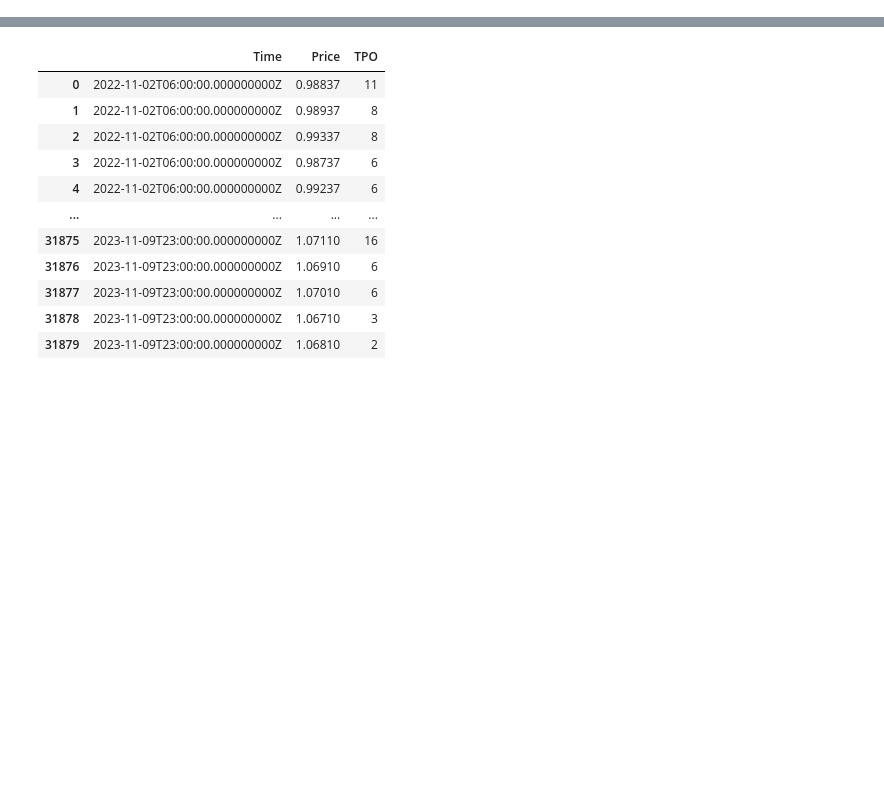
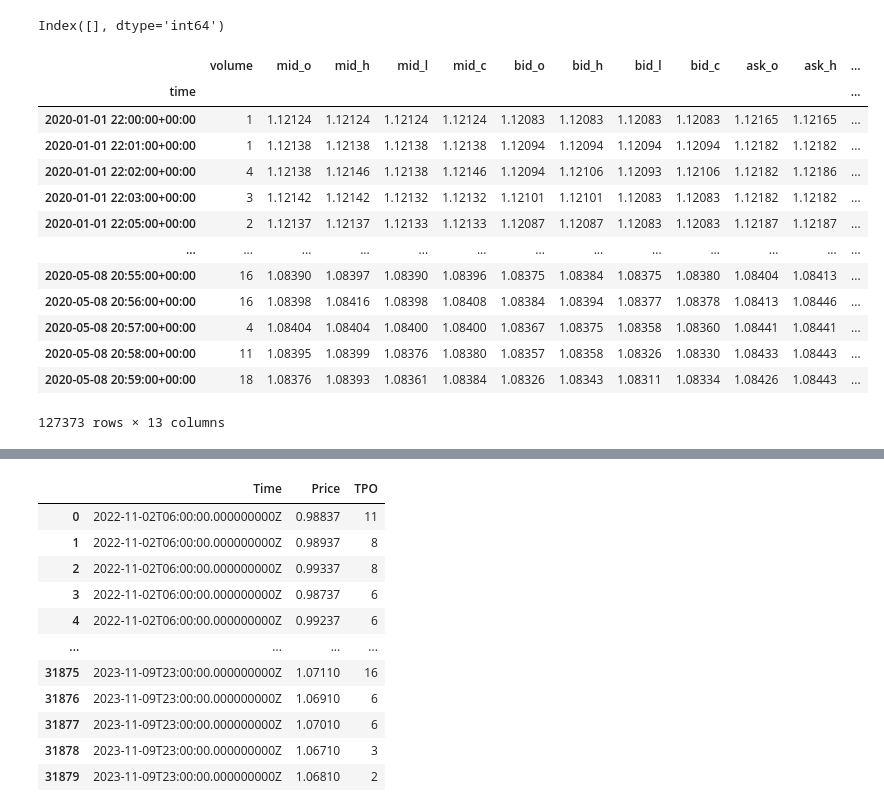
Before and after one commit to rezapaki1376/Finance, a Jupyter notebook: run_test/run-mdels.ipynb, the cells around one changed output, grey strips where cells are left out. Cells and saved outputs as stored; diff of their text form; code cells hidden in the pictures; blank space fills up the shorter version.

```diff
--- a/run_test/run-mdels.ipynb
+++ b/run_test/run-mdels.ipynb
@@ -40,0 +57,5 @@ Response status: 200
+# %%
+nan_indices = df[df['ask_o'].isna()].index
+nan_indices
+# %% [output]
+Index([], dtype='int64')
@@ -40,0 +65,17 @@ Response status: 200
+# %%
+df
+# %% [output]
+|  | volume | mid_o | mid_h | mid_l | mid_c | bid_o | bid_h | bid_l | bid_c | ask_o | ask_h | ... |
+| time |  |  |  |  |  |  |  |  |  |  |  | ... |
+| 2020-01-01 22:00:00+00:00 | 1 | 1.12124 | 1.12124 | 1.12124 | 1.12124 | 1.12083 | 1.12083 | 1.12083 | 1.12083 | 1.12165 | 1.12165 | ... |
+| 2020-01-01 22:01:00+00:00 | 1 | 1.12138 | 1.12138 | 1.12138 | 1.12138 | 1.12094 | 1.12094 | 1.12094 | 1.12094 | 1.12182 | 1.12182 | ... |
+| 2020-01-01 22:02:00+00:00 | 4 | 1.12138 | 1.12146 | 1.12138 | 1.12146 | 1.12094 | 1.12106 | 1.12093 | 1.12106 | 1.12182 | 1.12186 | ... |
+| 2020-01-01 22:03:00+00:00 | 3 | 1.12142 | 1.12142 | 1.12132 | 1.12132 | 1.12101 | 1.12101 | 1.12083 | 1.12083 | 1.12182 | 1.12182 | ... |
+| 2020-01-01 22:05:00+00:00 | 2 | 1.12137 | 1.12137 | 1.12133 | 1.12133 | 1.12087 | 1.12087 | 1.12083 | 1.12083 | 1.12187 | 1.12187 | ... |
+| ... | ... | ... | ... | ... | ... | ... | ... | ... | ... | ... | ... | ... |
+| 2020-05-08 20:55:00+00:00 | 16 | 1.08390 | 1.08397 | 1.08390 | 1.08396 | 1.08375 | 1.08384 | 1.08375 | 1.08380 | 1.08404 | 1.08413 | ... |
+| 2020-05-08 20:56:00+00:00 | 16 | 1.08398 | 1.08416 | 1.08398 | 1.08408 | 1.08384 | 1.08394 | 1.08377 | 1.08378 | 1.08413 | 1.08446 | ... |
+| 2020-05-08 20:57:00+00:00 | 4 | 1.08404 | 1.08404 | 1.08400 | 1.08400 | 1.08367 | 1.08375 | 1.08358 | 1.08360 | 1.08441 | 1.08441 | ... |
+| 2020-05-08 20:58:00+00:00 | 11 | 1.08395 | 1.08399 | 1.08376 | 1.08380 | 1.08357 | 1.08358 | 1.08326 | 1.08330 | 1.08433 | 1.08443 | ... |
+| 2020-05-08 20:59:00+00:00 | 18 | 1.08376 | 1.08393 | 1.08361 | 1.08384 | 1.08326 | 1.08343 | 1.08311 | 1.08334 | 1.08426 | 1.08443 | ... |
+127373 rows × 13 columns
```
Also changed, not shown: parts of 13 cells of this notebook, 2 other files.
